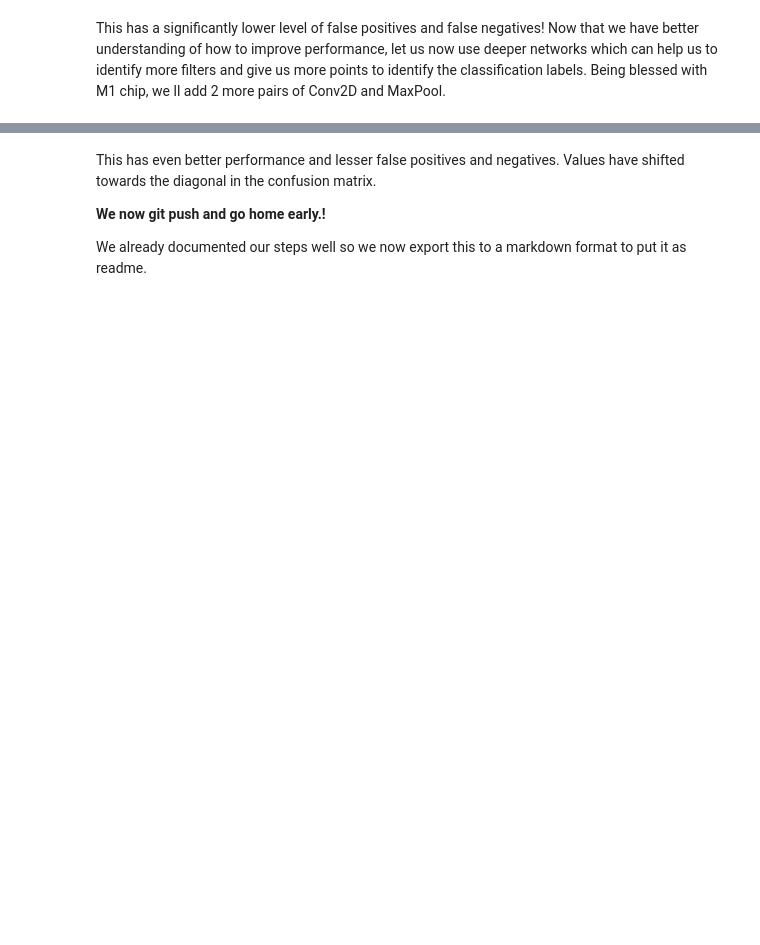
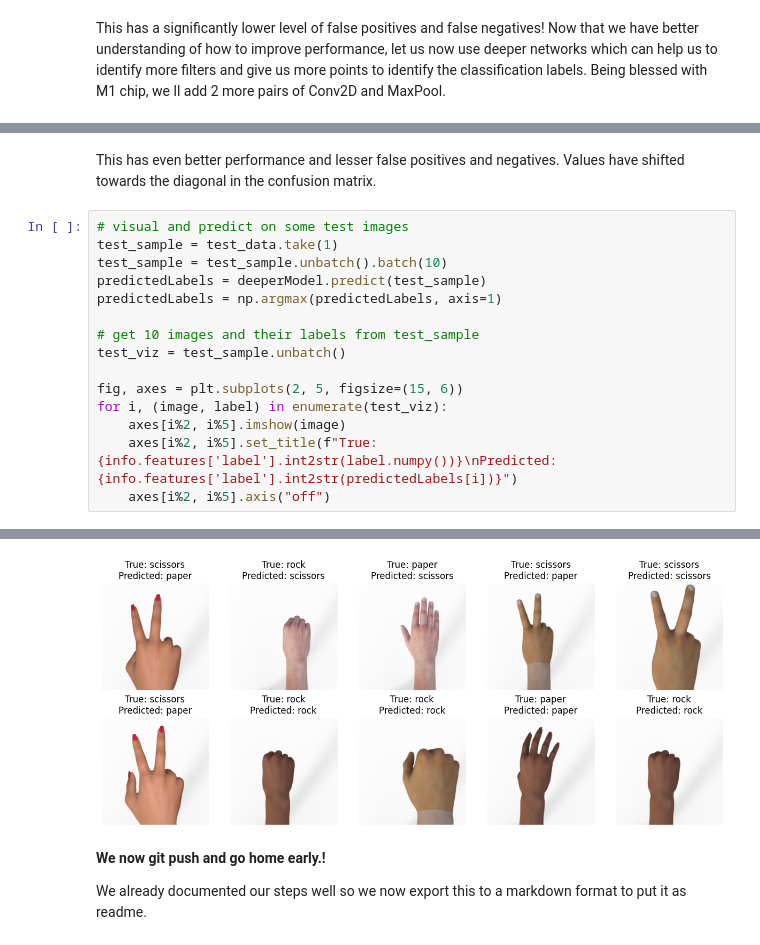
Before and after one commit to omkarsk98/rock-paper-scissor-classification, a Jupyter notebook: rock-paper-scissor.ipynb, the cells around one changed output, grey strips where cells are left out. Drawn from its saved outputs; the diff is of its cells as text; blank space fills up the shorter version.

Commit message:
Added visualisation at the end

```diff
--- a/rock-paper-scissor.ipynb
+++ b/rock-paper-scissor.ipynb
@@ -624,0 +615,18 @@ tf.Tensor(
+# %% [markdown]
+This has even better performance and lesser false positives and negatives. Values have shifted towards the diagonal in the confusion matrix.
+# %%
+# visual and predict on some test images
+test_sample = test_data.take(1)
+test_sample = test_sample.unbatch().batch(10)
+predictedLabels = deeperModel.predict(test_sample)
+predictedLabels = np.argmax(predictedLabels, axis=1)
+
+# get 10 images and their labels from test_sample
+test_viz = test_sample.unbatch()
+
+fig, axes = plt.subplots(2, 5, figsize=(15, 6))
+for i, (image, label) in enumerate(test_viz):
+    axes[i%2, i%5].imshow(image)
+    axes[i%2, i%5].set_title(f"True: {info.features['label'].int2str(label.numpy())}\nPredicted: {info.features['label'].int2str(predictedLabels[i])}")
+    axes[i%2, i%5].axis("off")
+# %% [output]
@@ -625,5 +636,6 @@ tf.Tensor(
+[figure, added]
 # %% [markdown]
-This has even better performance and lesser false positives and negatives. Values have shifted towards the diagonal in the confusion matrix.
+
 
 **We now git push and go home early.!**
 
```
Also changed, not shown: parts of 21 cells of this notebook, 5 other files.
